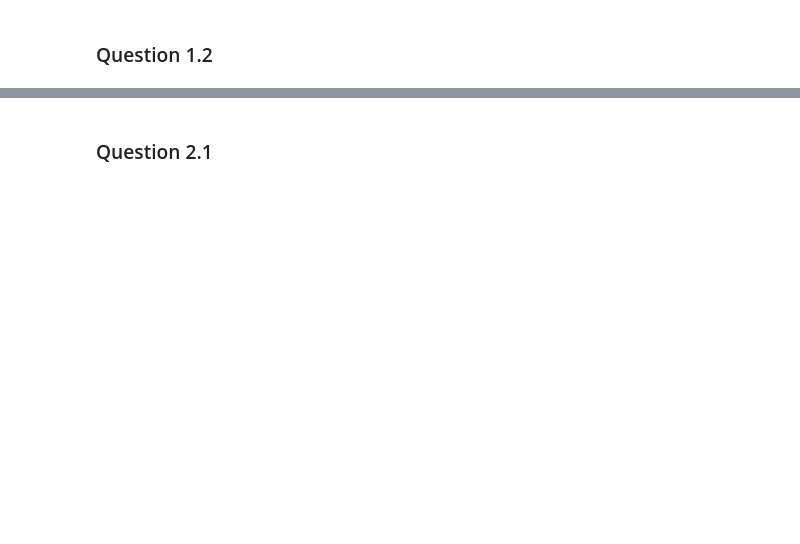
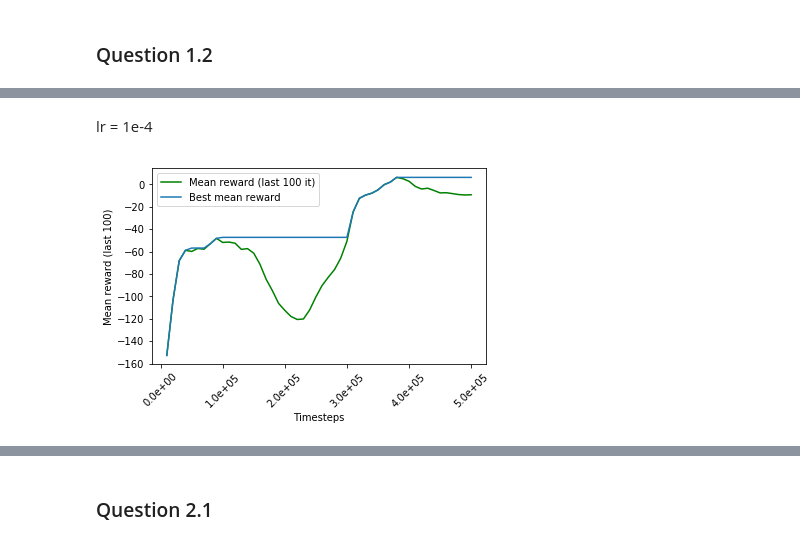
Before and after one commit to muthissar/homework, a Jupyter notebook: hw3/QLearning.ipynb, the cells around one changed output, grey strips where cells are left out. Cells and saved outputs as stored; diff of their text form; code cells hidden in the pictures; blank space fills up the shorter version.

```diff
--- a/hw3/QLearning.ipynb
+++ b/hw3/QLearning.ipynb
@@ -60,0 +92,11 @@ with tf.Session(config=tf_config) as sess:
+# %% [markdown]
+lr = 1e-4
+# %%
+#with open('ll_lr1e-4.pkl','rb') as reward_file:
+#with open('7fb13aa7-c7c9-472b-9c5e-23316ecefa4d.pkl','rb') as reward_file:
+with open('mean_rewd7dcfcff-7045-44d0-b8fc-6c2f9a2556d8.pkl','rb')\
+    as reward_file:
+    rewards  = pickle.load(reward_file)
+    plot_rewards_2(rewards)
+# %% [output]
+[figure, added]
```
Also changed, not shown: parts of 22 cells of this notebook, 3 other files.
